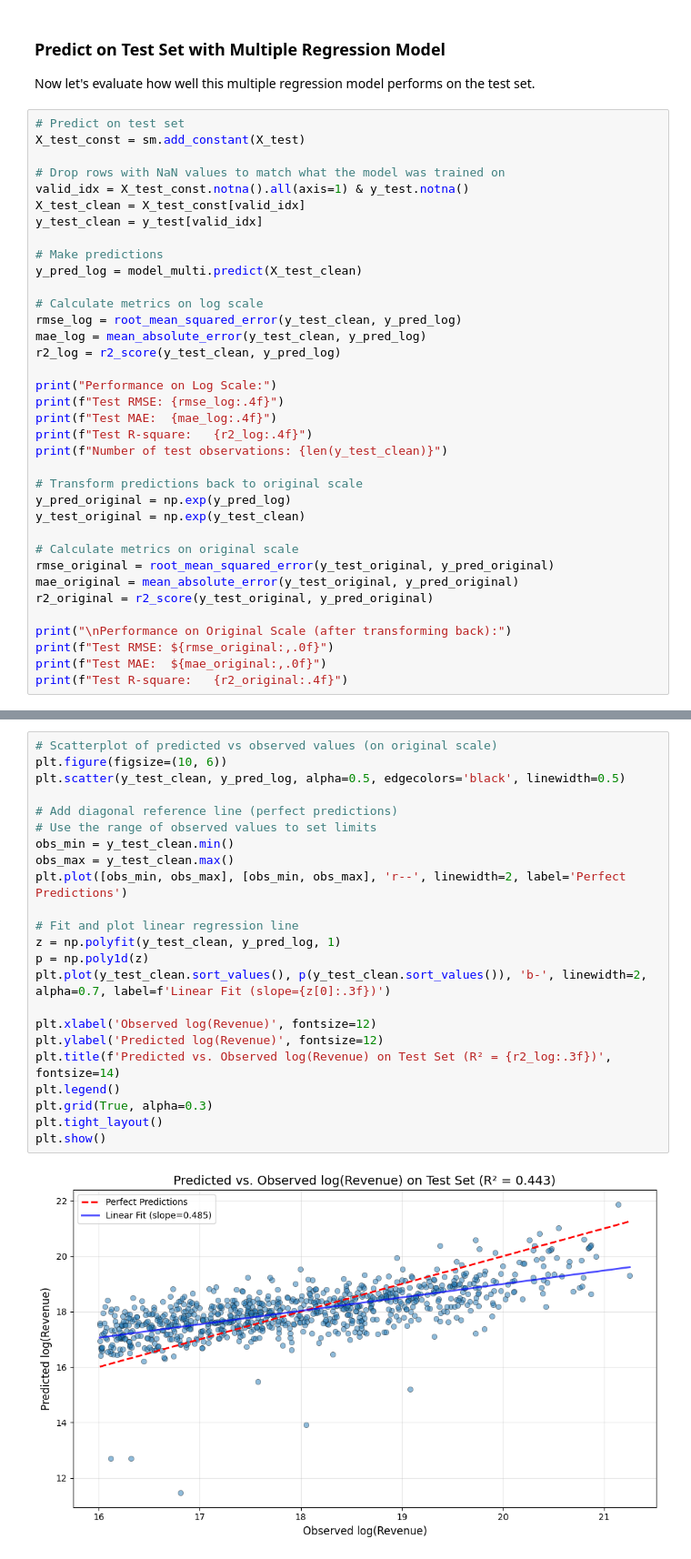
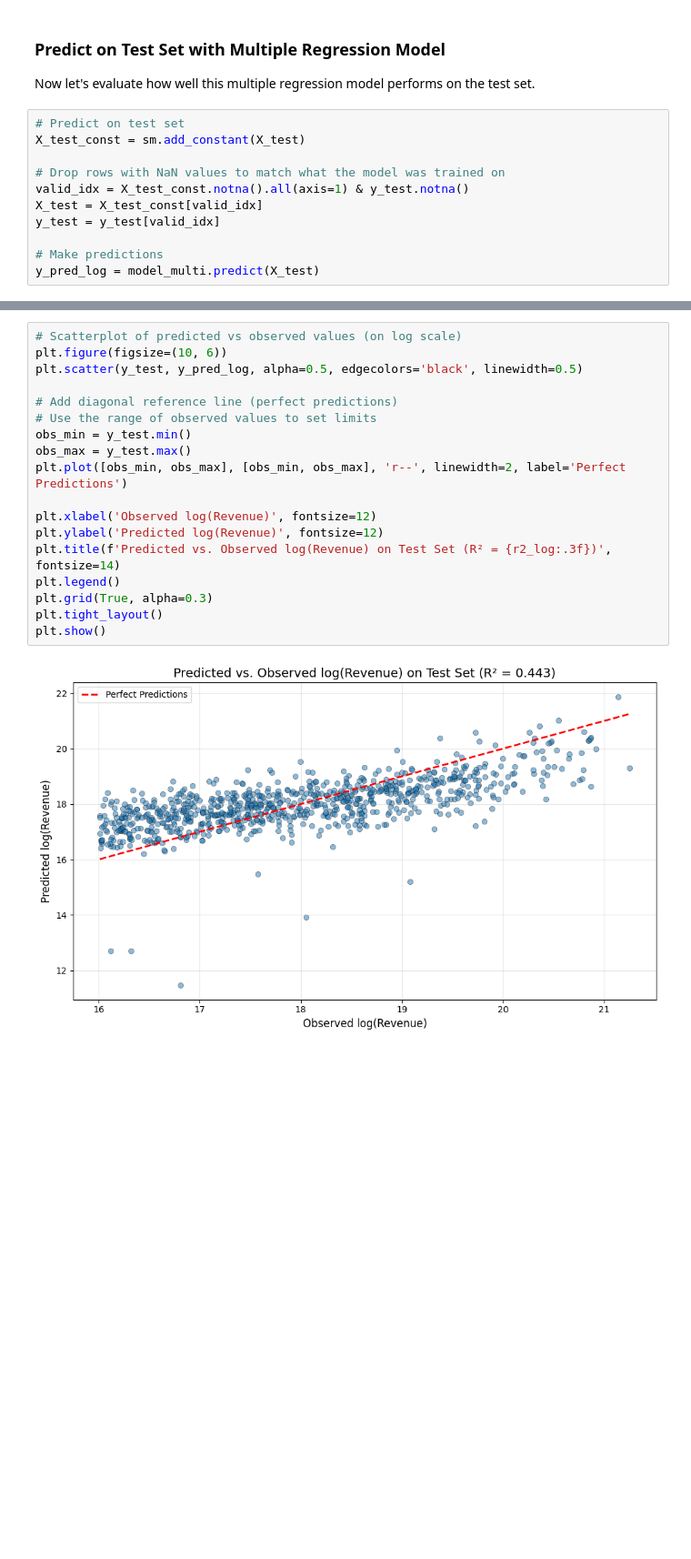
Before and after one commit to STA272/sta272-20261, a Jupyter notebook: Week3/STA272_22012026_L3.ipynb, the cells around one changed output, grey strips where cells are left out. Shown at 91% size. Saved outputs shown, nothing was run; the diff lists cells and outputs as text; blank space fills up the shorter version.

```diff
--- a/Week3/STA272_22012026_L3.ipynb
+++ b/Week3/STA272_22012026_L3.ipynb
@@ -854,33 +871,8 @@ X_test_const = sm.add_constant(X_test)
 
 # Drop rows with NaN values to match what the model was trained on
 valid_idx = X_test_const.notna().all(axis=1) & y_test.notna()
-X_test_clean = X_test_const[valid_idx]
-y_test_clean = y_test[valid_idx]
+X_test = X_test_const[valid_idx]
+y_test = y_test[valid_idx]
 
 # Make predictions
-y_pred_log = model_multi.predict(X_test_clean)
-
-# Calculate metrics on log scale
-rmse_log = root_mean_squared_error(y_test_clean, y_pred_log)
-mae_log = mean_absolute_error(y_test_clean, y_pred_log)
-r2_log = r2_score(y_test_clean, y_pred_log)
-
-print("Performance on Log Scale:")
-print(f"Test RMSE: {rmse_log:.4f}")
-print(f"Test MAE:  {mae_log:.4f}")
-print(f"Test R-square:   {r2_log:.4f}")
-print(f"Number of test observations: {len(y_test_clean)}")
-
-# Transform predictions back to original scale
-y_pred_original = np.exp(y_pred_log)
-y_test_original = np.exp(y_test_clean)
-
-# Calculate metrics on original scale
-rmse_original = root_mean_squared_error(y_test_original, y_pred_original)
-mae_original = mean_absolute_error(y_test_original, y_pred_original)
-r2_original = r2_score(y_test_original, y_pred_original)
-
-print("\nPerformance on Original Scale (after transforming back):")
-print(f"Test RMSE: ${rmse_original:,.0f}")
-print(f"Test MAE:  ${mae_original:,.0f}")
-print(f"Test R-square:   {r2_original:.4f}")
+y_pred_log = model_multi.predict(X_test)
@@ -898,25 +900,20 @@ Test R-square:   0.3770
 # %%
-# Scatterplot of predicted vs observed values (on original scale)
+# Scatterplot of predicted vs observed values (on log scale)
 plt.figure(figsize=(10, 6))
-plt.scatter(y_test_clean, y_pred_log, alpha=0.5, edgecolors='black', linewidth=0.5)
+plt.scatter(y_test, y_pred_log, alpha=0.5, edgecolors='black', linewidth=0.5)
 
 # Add diagonal reference line (perfect predictions)
 # Use the range of observed values to set limits
-obs_min = y_test_clean.min()
-obs_max = y_test_clean.max()
+obs_min = y_test.min()
+obs_max = y_test.max()
 plt.plot([obs_min, obs_max], [obs_min, obs_max], 'r--', linewidth=2, label='Perfect Predictions')
-
-# Fit and plot linear regression line
-z = np.polyfit(y_test_clean, y_pred_log, 1)
-p = np.poly1d(z)
-plt.plot(y_test_clean.sort_values(), p(y_test_clean.sort_values()), 'b-', linewidth=2, alpha=0.7, label=f'Linear Fit (slope={z[0]:.3f})')
 
 plt.xlabel('Observed log(Revenue)', fontsize=12)
 plt.ylabel('Predicted log(Revenue)', fontsize=12)
 plt.title(f'Predicted vs. Observed log(Revenue) on Test Set (R² = {r2_log:.3f})', fontsize=14)
 plt.legend()
 plt.grid(True, alpha=0.3)
 plt.tight_layout()
 plt.show()
 # %% [output]
-[figure, old version]
+[figure, new version]
```
Also changed, not shown: parts of 55 cells of this notebook.
